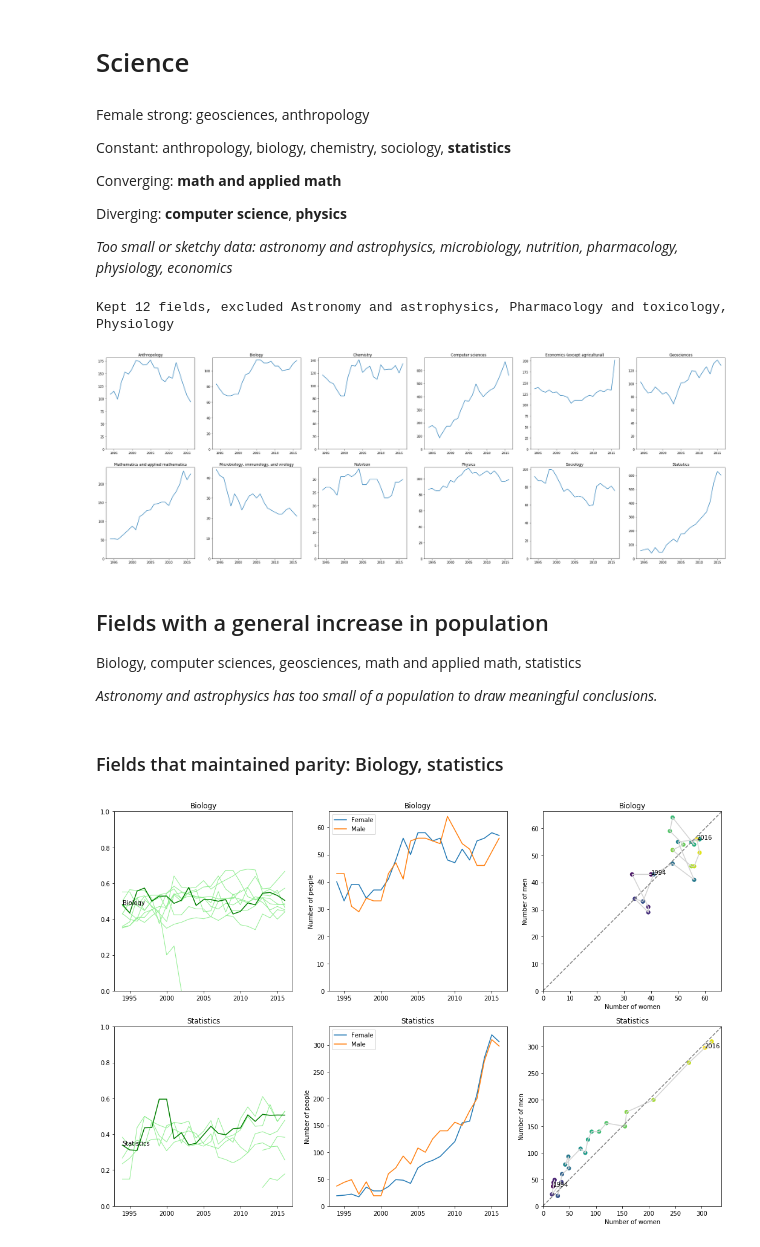
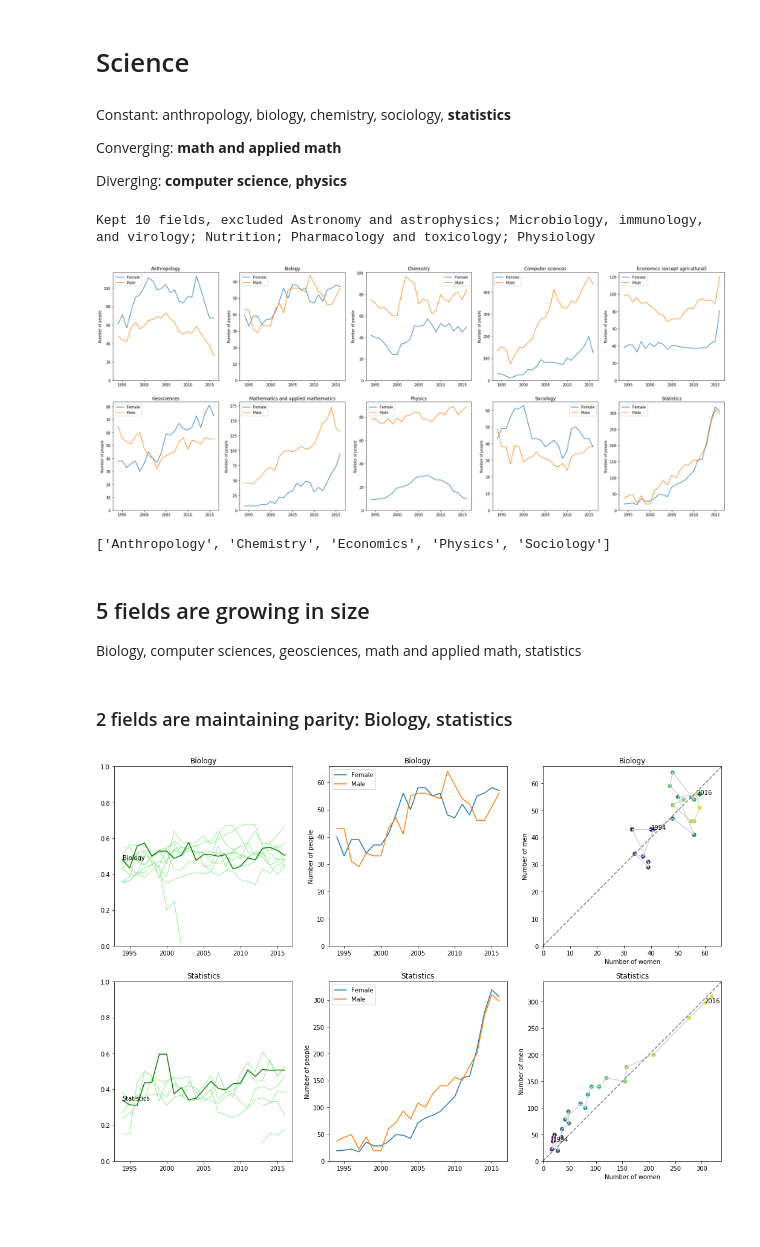
Before and after one commit to spec-journalism/gss-diversity, a Jupyter notebook: notebooks/draft.ipynb, the cells around one changed output. Saved outputs shown, nothing was run; the diff lists cells and outputs as text; code cells hidden in the pictures; blank space fills up the shorter version.

Commit message:
science splitup

```diff
--- a/notebooks/draft.ipynb
+++ b/notebooks/draft.ipynb
@@ -265,30 +277,22 @@ for i, field in enumerate(selected):
 # %% [markdown]
 # Science
 # %% [markdown]
-Female strong: geosciences, anthropology
-
 Constant: anthropology, biology, chemistry, sociology, **statistics**
 
 Converging: **math and applied math**
 
 Diverging: **computer science**, **physics**
-
-_Too small or sketchy data: astronomy and astrophysics, microbiology, nutrition, pharmacology, physiology, economics_
 # %%
 # Science fields that have enough people to make a meaningful conclusion from their trends
-full_fields = [f for f in complete_fields['Science'] if max(get_total_counts(f)) > 32]
+full_fields = [f for f in complete_fields['Science'] if max(get_total_counts(f)) > 60]
 
 print(f'Kept {len(full_fields)} fields, excluded ' +
-     ', '.join([f for f in complete_fields['Science'] if f not in full_fields]))
+     '; '.join([f for f in complete_fields['Science'] if f not in full_fields]))
 # %% [output]
-Kept 12 fields, excluded Astronomy and astrophysics, Pharmacology and toxicology, Physiology
+Kept 10 fields, excluded Astronomy and astrophysics; Microbiology, immunology, and virology; Nutrition; Pharmacology and toxicology; Physiology
 # %%
-_, ax_arr = subplots(len(full_fields), cols=6)
+_, ax_arr = subplots(len(full_fields), cols=5)
 for i, field in enumerate(full_fields):
-    females, males = get_counts(field)
-    ax = ax_arr[i // 6, i % 6]
-    ax.plot(years, get_total_counts(field))
-    ax.set_ylim(bottom=0)
-    ax.set_title(field)
+    plot_counts(ax_arr[i // 5, i % 5], field)
 # %% [output]
-[figure, old version]
+[figure, new version]
@@ -304,11 +299,13 @@ def plot_fields_triplet(selected_fields):
+# %%
+['Anthropology', 'Chemistry', 'Economics', 'Physics', 'Sociology']
+# %% [output]
+['Anthropology', 'Chemistry', 'Economics', 'Physics', 'Sociology']
 # %% [markdown]
-## Fields with a general increase in population
+## 5 fields are growing in size
 
 Biology, computer sciences, geosciences, math and applied math, statistics
-
-_Astronomy and astrophysics has too small of a population to draw meaningful conclusions._
 # %% [markdown]
-### Fields that maintained parity: Biology, statistics
+### 2 fields are maintaining parity: Biology, statistics
 # %%
 plot_fields_triplet(['Biology', 'Statistics'])
 # %% [output]
```
Also changed, not shown: parts of 8 cells of this notebook.
